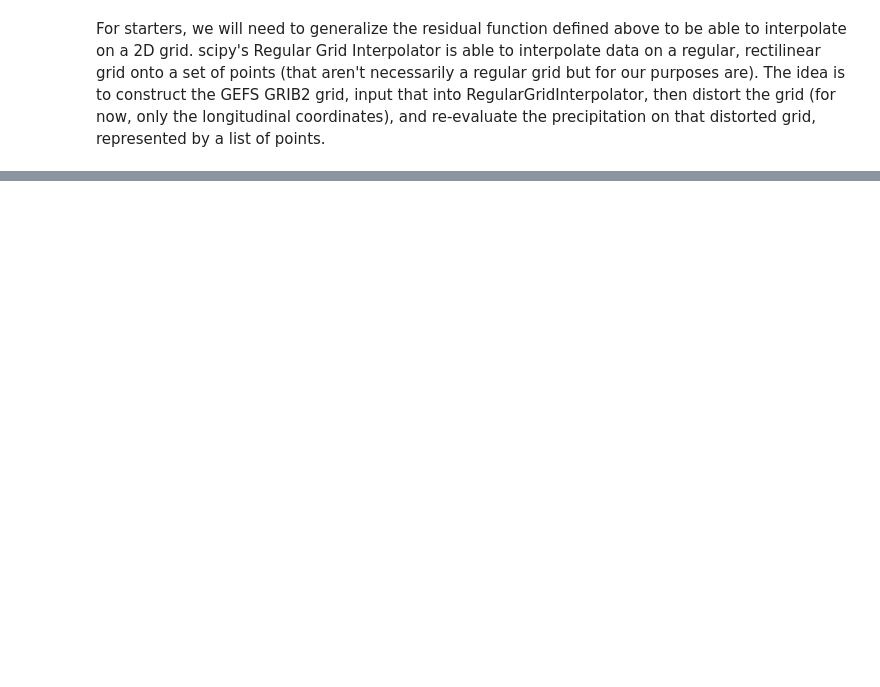
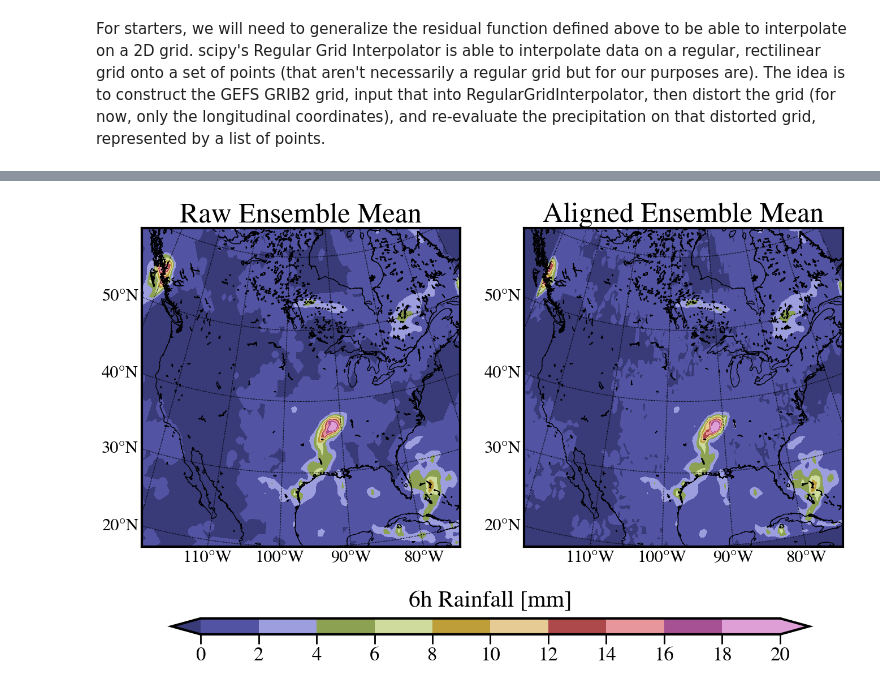
Before and after one commit to SidneyLower-NOAA/SMD_Notebooks, a Jupyter notebook: getting_our_data_ducks_in_a_row.ipynb, the cells around one changed output, grey strips where cells are left out. Saved outputs shown, nothing was run; the diff lists cells and outputs as text; code cells hidden in the pictures; blank space fills up the shorter version.

```diff
--- a/getting_our_data_ducks_in_a_row.ipynb
+++ b/getting_our_data_ducks_in_a_row.ipynb
@@ -548,0 +574,9 @@ for ax in range(3):
+# %%
+#cut down to only ~CONUS area
+min_lon = 460
+max_lon = 600
+min_lat = 0
+max_lat = 140
+
+
+conus_only = gefs_data.isel(y=slice(min_lat,max_lat), x=slice(min_lon,max_lon))
@@ -548,0 +587,7 @@ for ax in range(3):
+# %%
+mem=4
+ens_mean = conus_only.mean(dim='member')
+p2 = ens_mean.data.compute()
+p1 = conus_only.data[mem].compute()
+xoff, yoff, exoff, eyoff = chi2_shift(p2,p1, maxshift=2)
+corrected_image = shift.shiftnd(p1, (-yoff, -xoff))
@@ -548,0 +630,32 @@ for ax in range(3):
+# %%
+fig, axes = plt.subplots(1,2, figsize=(16,12), sharey=True)
+temp_range = np.arange(0,22,2)
+
+#GEFS
+lats, lons = gefs_data.latitude.data, gefs_data.longitude.data
+m = Basemap(projection='lcc',lon_0=-97,lat_0=42,width=5e6,height=5e6,resolution='i')
+xx, yy = m(lons, lats) #note to self, x=lons y=lats
+gefs_pcp = ens_mean
+cs = m.contourf(xx,yy,gefs_pcp,levels=temp_range,cmap=plt.cm.tab20b,extend='both',ax=axes[0])
+axes[0].set_title('Raw Ensemble Mean')
+cbar_ax = inset_axes(axes[0],
+                    width="200%",  # width = 50% of parent_bbox width
+                    height="5%",  # height : 5%
+                    loc='upper left',bbox_to_anchor=(0.07, -1.2, 1, 1),bbox_transform=axes[0].transAxes)
+
+cbar=plt.colorbar(cs,orientation='horizontal', cax=cbar_ax,ticks=np.arange(0,22,2))
+cbar.ax.set_xticklabels(['0','2','4', '6', '8', '10','12','14','16','18','20'])
+cbar.set_label('6h Rainfall [mm]', labelpad=-95)
+
+axes[1].set_title(f'Aligned Ensemble Mean')
+gefs_pcp = np.mean(full_ens_stitched, axis=0)
+cs = m.contourf(xx,yy,gefs_pcp,levels=temp_range,cmap=plt.cm.tab20b,extend='both',ax=axes[1],)
+
+
+
+for ax in range(2):
+    m.drawcoastlines(ax=axes[ax])
+    m.drawparallels(np.arange(-90.,120.,10.), labels=[1,0,0,0],fontsize=22,ax=axes[ax])
+    m.drawmeridians(np.arange(0.,360.,10.), labels=[0,0,0,1],fontsize=22,ax=axes[ax])
+# %% [output]
+[figure, added]
```
Also changed, not shown: parts of 31 cells of this notebook.
